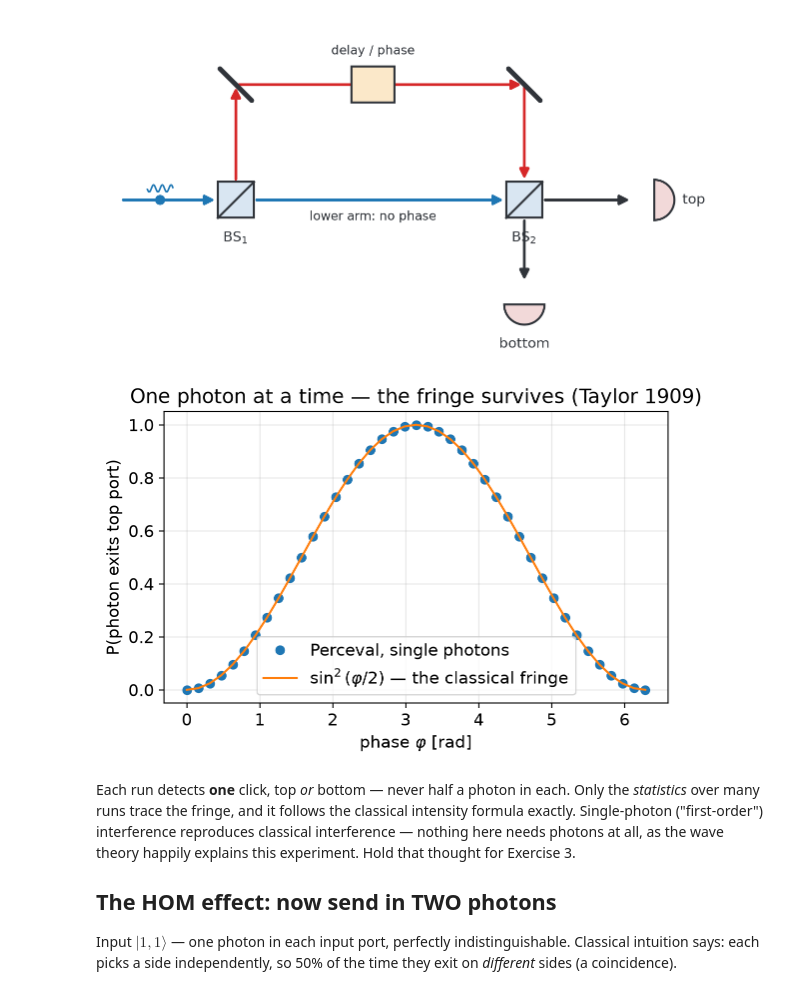
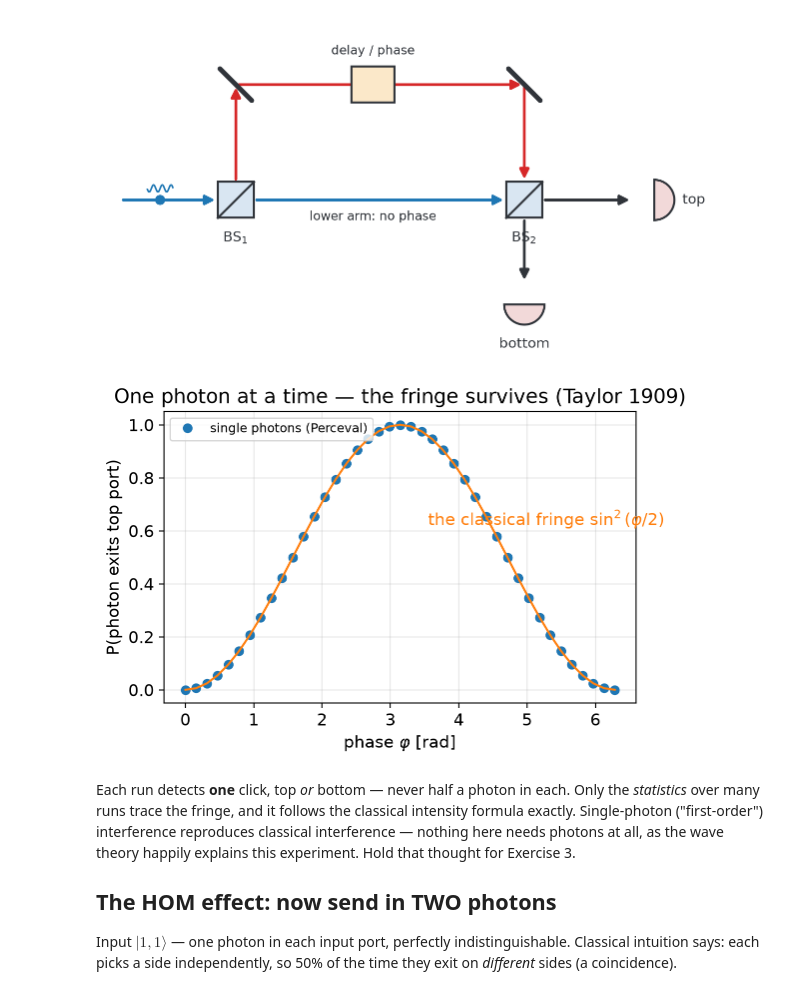
Before and after one commit to CodeJVG/CountingPhotons, a Jupyter notebook: lectures/05_Lab_HOM_Interference.ipynb, the cells around one changed output. Saved outputs shown, nothing was run; the diff lists cells and outputs as text; code cells hidden in the pictures.

```diff
--- a/lectures/05_Lab_HOM_Interference.ipynb
+++ b/lectures/05_Lab_HOM_Interference.ipynb
@@ -140,29 +140,31 @@ sketches.mzi_sketch()
 # %%
 # Taylor 1909, integrated-optics edition: single-photon MZI fringes.
 def mzi(phi: float) -> pcvl.Circuit:
     """Mach-Zehnder interferometer: BS - phase phi in the top arm - BS."""
     return pcvl.Circuit(2) // pcvl.BS() // (0, pcvl.PS(phi)) // pcvl.BS()
 
 phis = np.linspace(0, 2 * np.pi, 41)
 p_top = []
 for phi in phis:
     proc = pcvl.Processor("SLOS", mzi(phi))
     proc.with_input(pcvl.BasicState([1, 0]))       # ONE photon
     proc.min_detected_photons_filter(1)
     res = pcvl.algorithm.Sampler(proc).probs()["results"]
     p_top.append(res.get(pcvl.BasicState([1, 0]), 0.0))
 
-plt.plot(phis, p_top, "o", label="Perceval, single photons")
+plt.plot(phis, p_top, "o", label="single photons (Perceval)")
 plt.plot(phis, np.sin(phis / 2) ** 2, "-",
-         label=r"$\sin^2(\varphi/2)$ — the classical fringe")
+         label=None)  # named by the annotation below
 plt.xlabel(r"phase $\varphi$ [rad]")
 plt.ylabel("P(photon exits top port)")
 plt.title("One photon at a time — the fringe survives (Taylor 1909)")
-plt.legend()
+plt.annotate(r"the classical fringe $\sin^2(\varphi/2)$",
+             (3.55, 0.62), color="tab:orange")
+plt.legend(loc="upper left", fontsize=9)
 plt.tight_layout()
 plt.show()
 # %% [output]
-[figure, old version]
+[figure, new version]
 # %% [markdown]
 Each run detects **one** click, top *or* bottom — never half a photon in each. Only the *statistics* over many runs trace the fringe, and it follows the classical intensity formula exactly. Single-photon ("first-order") interference reproduces classical interference — nothing here needs photons at all, as the wave theory happily explains this experiment. Hold that thought for Exercise 3.
 
```
Also changed, not shown: parts of 3 cells of this notebook, 3 other files.
